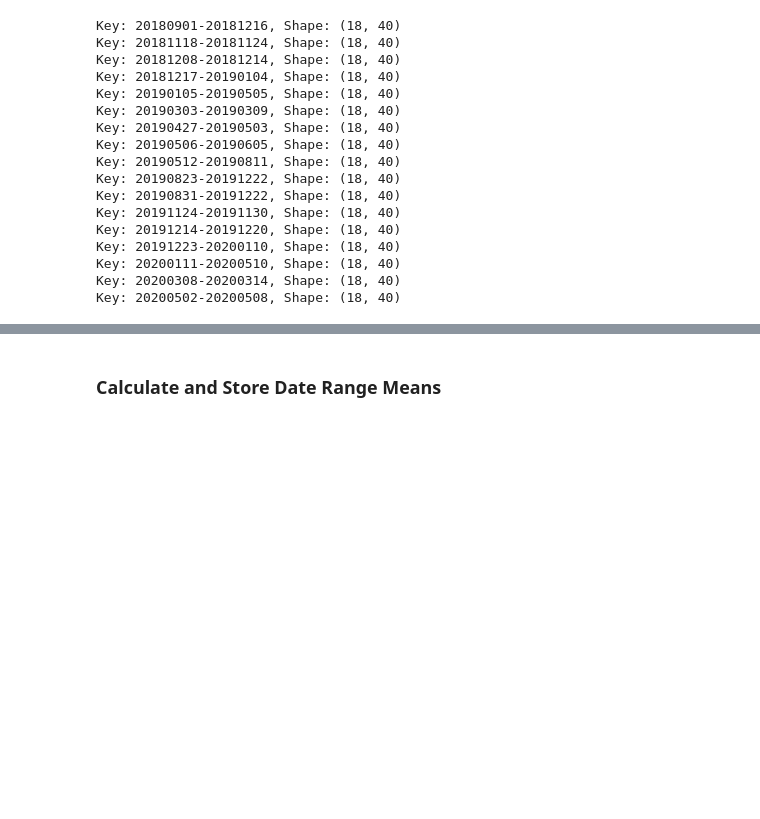
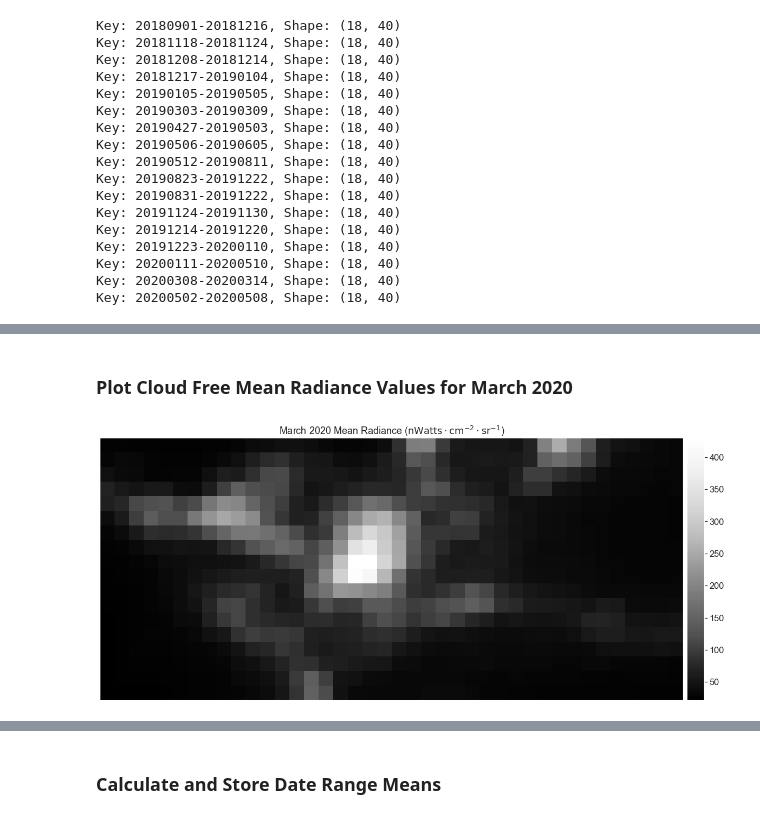
Before and after one commit to calekochenour/remote-sensing-fusion, a Jupyter notebook: 01-code-scripts/penn-state-black-marble-radiance-monthly-means.ipynb, the cells around one changed output, grey strips where cells are left out. Cells and saved outputs as stored; diff of their text form; code cells hidden in the pictures; blank space fills up the shorter version.

```diff
--- a/01-code-scripts/penn-state-black-marble-radiance-monthly-means.ipynb
+++ b/01-code-scripts/penn-state-black-marble-radiance-monthly-means.ipynb
@@ -320,8 +157,0 @@ lat_spacing, lon_spacing
-# %%
-# Define extent
-psu_extent = (
-    lon_min - coord_spacing/2,
-    lon_max + coord_spacing/2,
-    lat_min - coord_spacing/2,
-    lat_max + coord_spacing/2
-)
@@ -902,0 +801,19 @@ dict_keys(['20190901-20190930', '20191001-20191031', '20191101-20191130', '20191
+# %% [markdown]
+### Plot Cloud Free Mean Radiance Values for March 2020
+# %%
+# Create figure and axes object
+fig, ax = plt.subplots(figsize=(20, 10))
+
+# Plot with extent
+ep.plot_bands(
+    radiance_monthtly_mean.get('2020').get('03'),
+    title="March 2020 Mean Radiance ($\mathrm{nWatts \cdot cm^{−2} \cdot sr^{−1}}$)",
+    #cmap='Greens_r',
+    scale=False,
+    extent=psu_extent,
+    ax=ax,
+    vmax=radiance_monthtly_mean.get('2020').get('03').max())
+
+plt.show()
+# %% [output]
+[figure, added]
```
Also changed, not shown: parts of 130 cells of this notebook, 1 other file.
